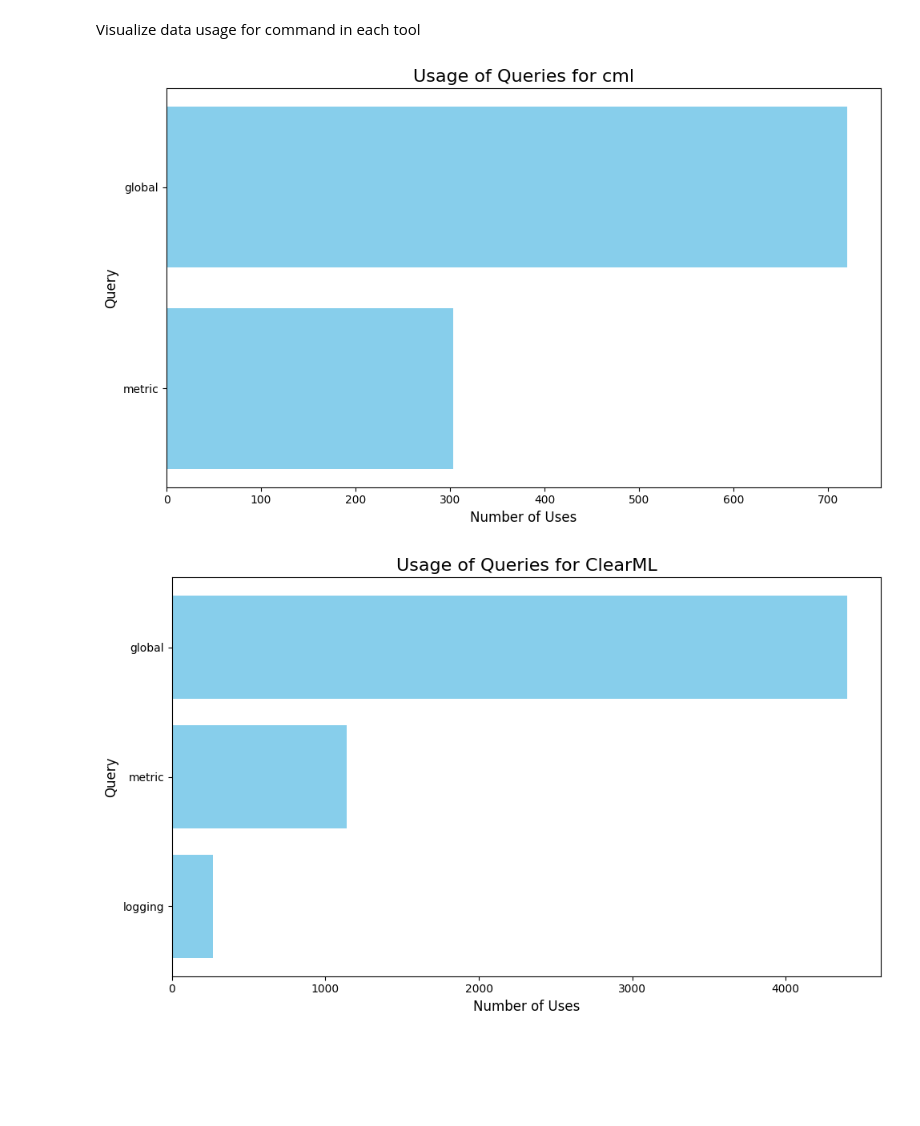
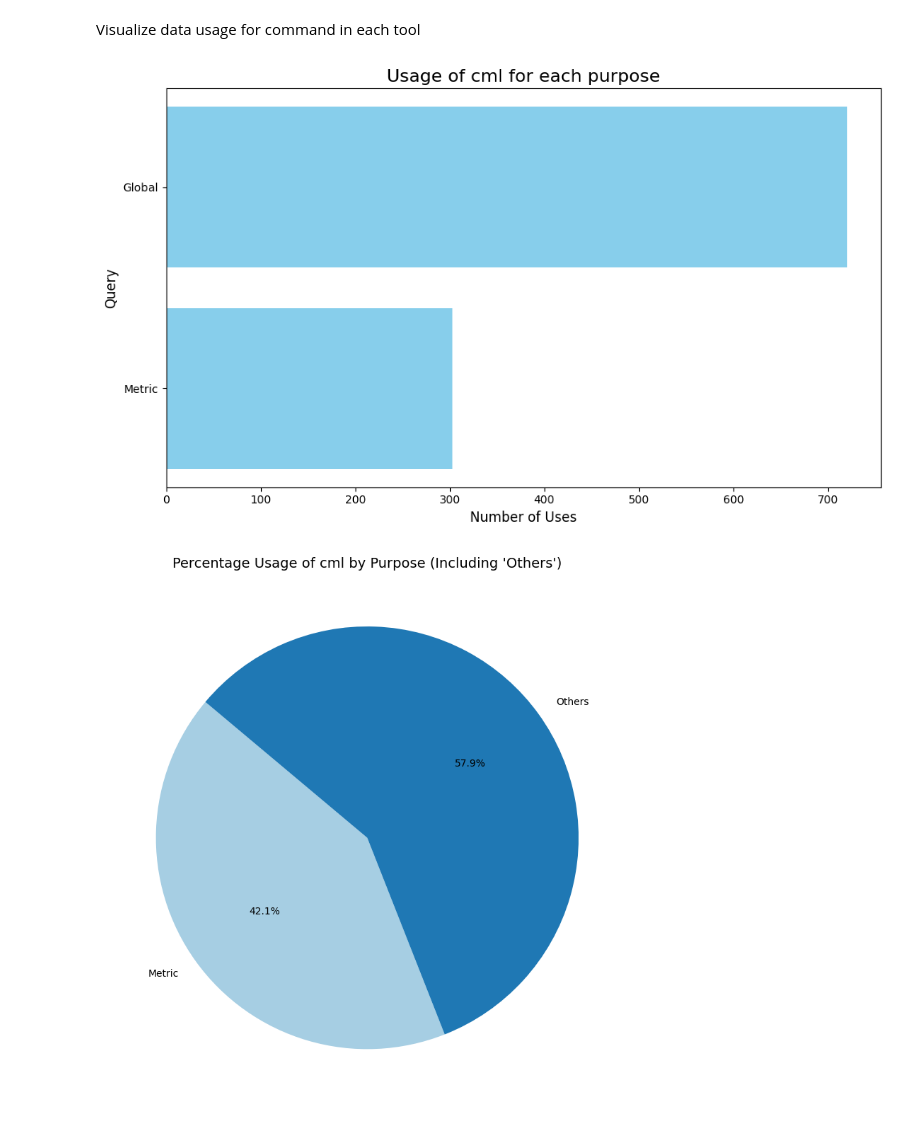
Before and after one commit to StartUpNationLabs/rimel, a Jupyter notebook: data-visualization.ipynb, the cells around one changed output. Cells and saved outputs as stored; diff of their text form; code cells hidden in the pictures; blank space fills up the shorter version.

Commit message:
feat: Rework data visualization to add pie chart

```diff
--- a/data-visualization.ipynb
+++ b/data-visualization.ipynb
@@ -72,34 +75,71 @@ Visualize data usage for command in each tool
 # %%
 aggregated_data = defaultdict(lambda: defaultdict(int))
 for entry in data:
     tool = entry['tool']
     number = entry['number']
     for purpose in entry['purpose']:
         aggregated_data[tool][purpose] += number
 
 # Plot for each tool
 for tool, queries_dict in aggregated_data.items():
     # Convert aggregated data into lists of query names and numbers
     queries_names = list(queries_dict.keys())
     queries_numbers = list(queries_dict.values())
 
     # Sort queries by number of uses in descending order
     sorted_queries = sorted(zip(queries_names, queries_numbers), key=lambda x: x[1], reverse=True)
     queries_names, queries_numbers = zip(*sorted_queries)
 
-    # Output file path
-    output_path = os.path.join(output_dir, f"{tool}_usage.png")
+    # Capitalize the first letter of each purpose name
+    capitalized_queries_names = [name.capitalize() for name in queries_names]
 
-    # Create the plot
+    # Output file path for bar chart
+    bar_output_path = os.path.join(output_dir, f"{tool}_usage.png")
+
+    # Create the bar chart
     plt.figure(figsize=(10, 6))
-    plt.barh(queries_names, queries_numbers, color="skyblue")
-    plt.title(f"Usage of Queries for {tool}", fontsize=16)
+    plt.barh(capitalized_queries_names, queries_numbers, color="skyblue")
+    plt.title(f"Usage of {tool} for each purpose", fontsize=16)
     plt.xlabel("Number of Uses", fontsize=12)
     plt.ylabel("Query", fontsize=12)
     plt.gca().invert_yaxis()  # Invert y-axis for better readability
     plt.tight_layout()
-    plt.savefig(output_path)  # Save each plot as a PNG file
+    plt.savefig(bar_output_path)  # Save each plot as a PNG file
     plt.show()
+
+    # Check if "global" exists in the data
+    if "global" in queries_dict:
+        # Extract total calls
+        total_calls = queries_dict["global"]
+
+        # Remove "global" from purposes for pie chart but calculate others
+        pie_purposes = [name for name in queries_names if name != "global"]
+        pie_numbers = [queries_dict[name] for name in pie_purposes]
+
+        # Calculate "others" as the remaining calls
+        sum_of_purposes = sum(pie_numbers)
+        others_calls = total_calls - sum_of_purposes
+
+        # Add "others" to the pie chart
+        pie_purposes.append("others")
+        pie_numbers.append(others_calls)
+
+        # Capitalize the first letter of each purpose name, including "others"
+        capitalized_pie_purposes = [name.capitalize() for name in pie_purposes]
+
+        # Calculate percentages
+        percentages = [num / total_calls * 100 for num in pie_numbers]
+
+        # Output file path for pie chart
+        pie_output_path = os.path.join(output_dir, f"{tool}_usage_pie.png")
+
+        # Create the pie chart
+        plt.figure(figsize=(8, 8))
+        plt.pie(percentages, labels=capitalized_pie_purposes, autopct='%1.1f%%', startangle=140, colors=plt.cm.Paired.colors)
+        plt.title(f"Percentage Usage of {tool} by Purpose (Including 'Others')", fontsize=14)
+        plt.tight_layout()
+        plt.savefig(pie_output_path)  # Save each plot as a PNG file
+        plt.show()
 # %% [output]
-[figure, old version]
+[figure, new version]
-[figure, old version]
+[figure, new version]
```
Also changed, not shown: parts of 1 cell of this notebook, 11 other files.
